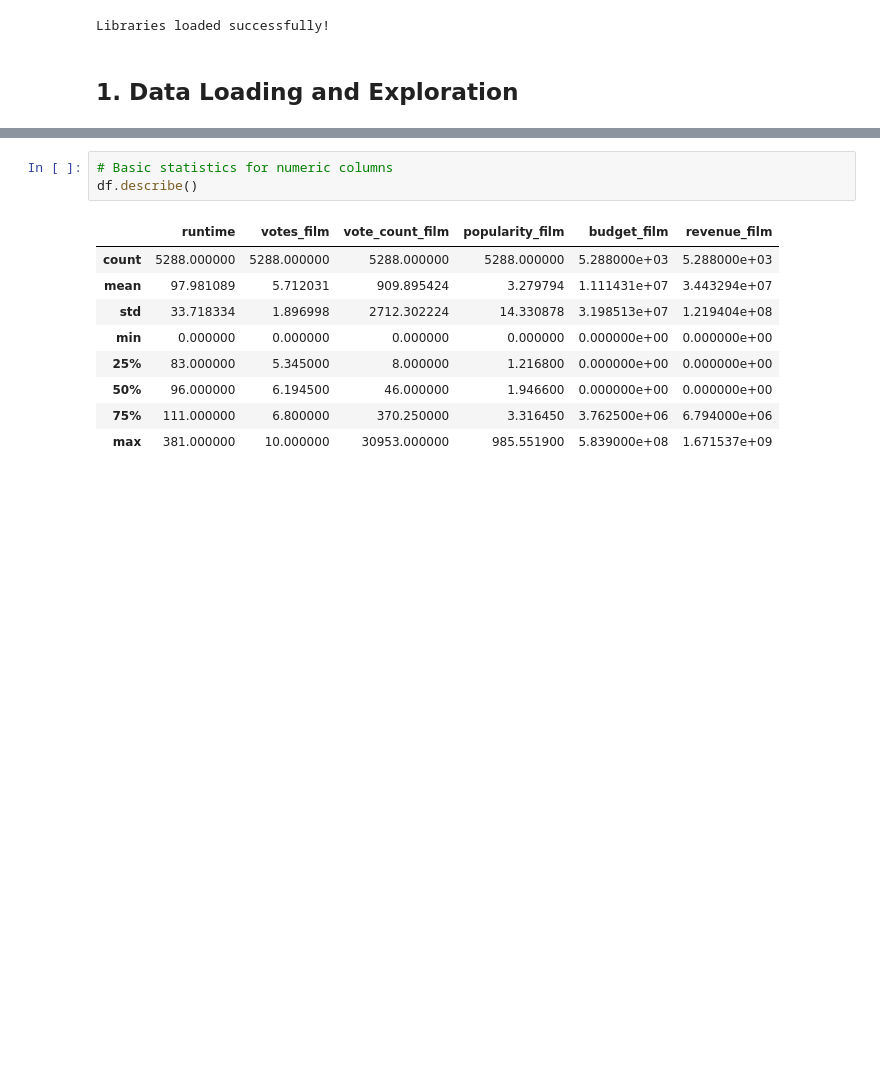
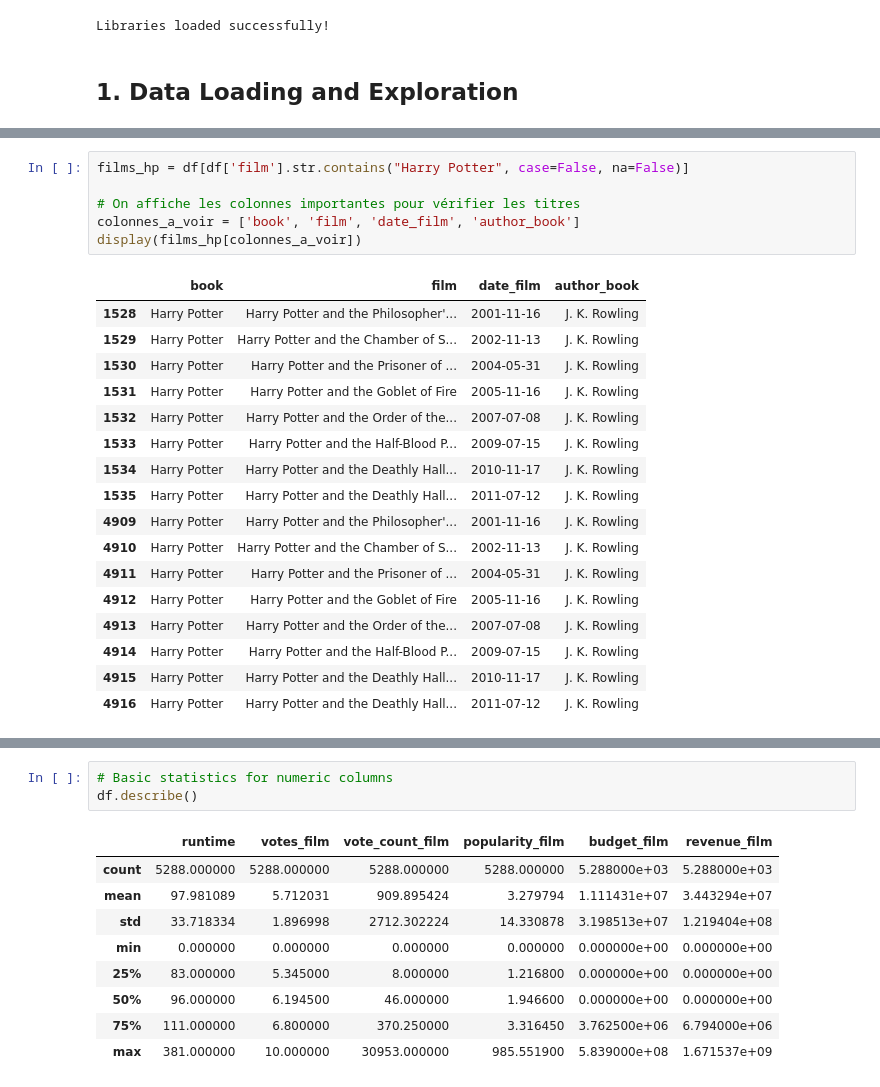
Before and after one commit to bruno-iorio/DALAS-project, a Jupyter notebook: DALAS_Complete_Analysis.ipynb, the cells around one changed output, grey strips where cells are left out. Drawn from its saved outputs; the diff is of its cells as text; blank space fills up the shorter version.

Commit message:
book part

```diff
--- a/DALAS_Complete_Analysis.ipynb
+++ b/DALAS_Complete_Analysis.ipynb
@@ -71,3 +71,27 @@ Columns: ['Book', 'author_book', 'Film', 'date_film', 'runtime', 'original_langu
+# %%
+films_hp = df[df['film'].str.contains("Harry Potter", case=False, na=False)]
+
+# On affiche les colonnes importantes pour vérifier les titres
+colonnes_a_voir = ['book', 'film', 'date_film', 'author_book']
+display(films_hp[colonnes_a_voir])
+# %% [output]
+|  | book | film | date_film | author_book |
+| 1528 | Harry Potter | Harry Potter and the Philosopher'... | 2001-11-16 | J. K. Rowling |
+| 1529 | Harry Potter | Harry Potter and the Chamber of S... | 2002-11-13 | J. K. Rowling |
+| 1530 | Harry Potter | Harry Potter and the Prisoner of ... | 2004-05-31 | J. K. Rowling |
+| 1531 | Harry Potter | Harry Potter and the Goblet of Fire | 2005-11-16 | J. K. Rowling |
+| 1532 | Harry Potter | Harry Potter and the Order of the... | 2007-07-08 | J. K. Rowling |
+| 1533 | Harry Potter | Harry Potter and the Half-Blood P... | 2009-07-15 | J. K. Rowling |
+| 1534 | Harry Potter | Harry Potter and the Deathly Hall... | 2010-11-17 | J. K. Rowling |
+| 1535 | Harry Potter | Harry Potter and the Deathly Hall... | 2011-07-12 | J. K. Rowling |
+| 4909 | Harry Potter | Harry Potter and the Philosopher'... | 2001-11-16 | J. K. Rowling |
+| 4910 | Harry Potter | Harry Potter and the Chamber of S... | 2002-11-13 | J. K. Rowling |
+| 4911 | Harry Potter | Harry Potter and the Prisoner of ... | 2004-05-31 | J. K. Rowling |
+| 4912 | Harry Potter | Harry Potter and the Goblet of Fire | 2005-11-16 | J. K. Rowling |
+| 4913 | Harry Potter | Harry Potter and the Order of the... | 2007-07-08 | J. K. Rowling |
+| 4914 | Harry Potter | Harry Potter and the Half-Blood P... | 2009-07-15 | J. K. Rowling |
+| 4915 | Harry Potter | Harry Potter and the Deathly Hall... | 2010-11-17 | J. K. Rowling |
+| 4916 | Harry Potter | Harry Potter and the Deathly Hall... | 2011-07-12 | J. K. Rowling |
 # %%
 # Check data types and missing values
 print("Data Types:")
```
Also changed, not shown: parts of 2 cells of this notebook, 5 other files.
